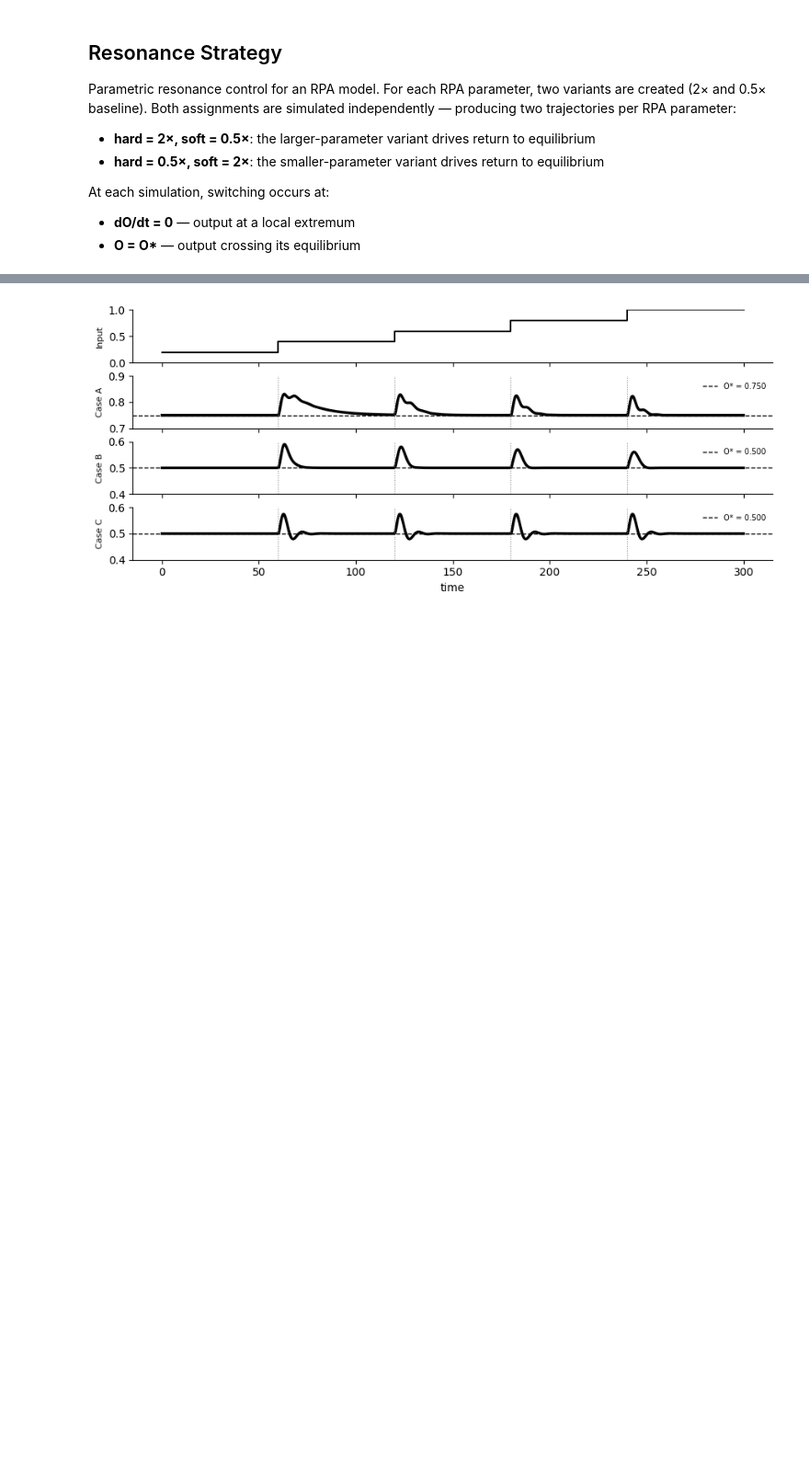
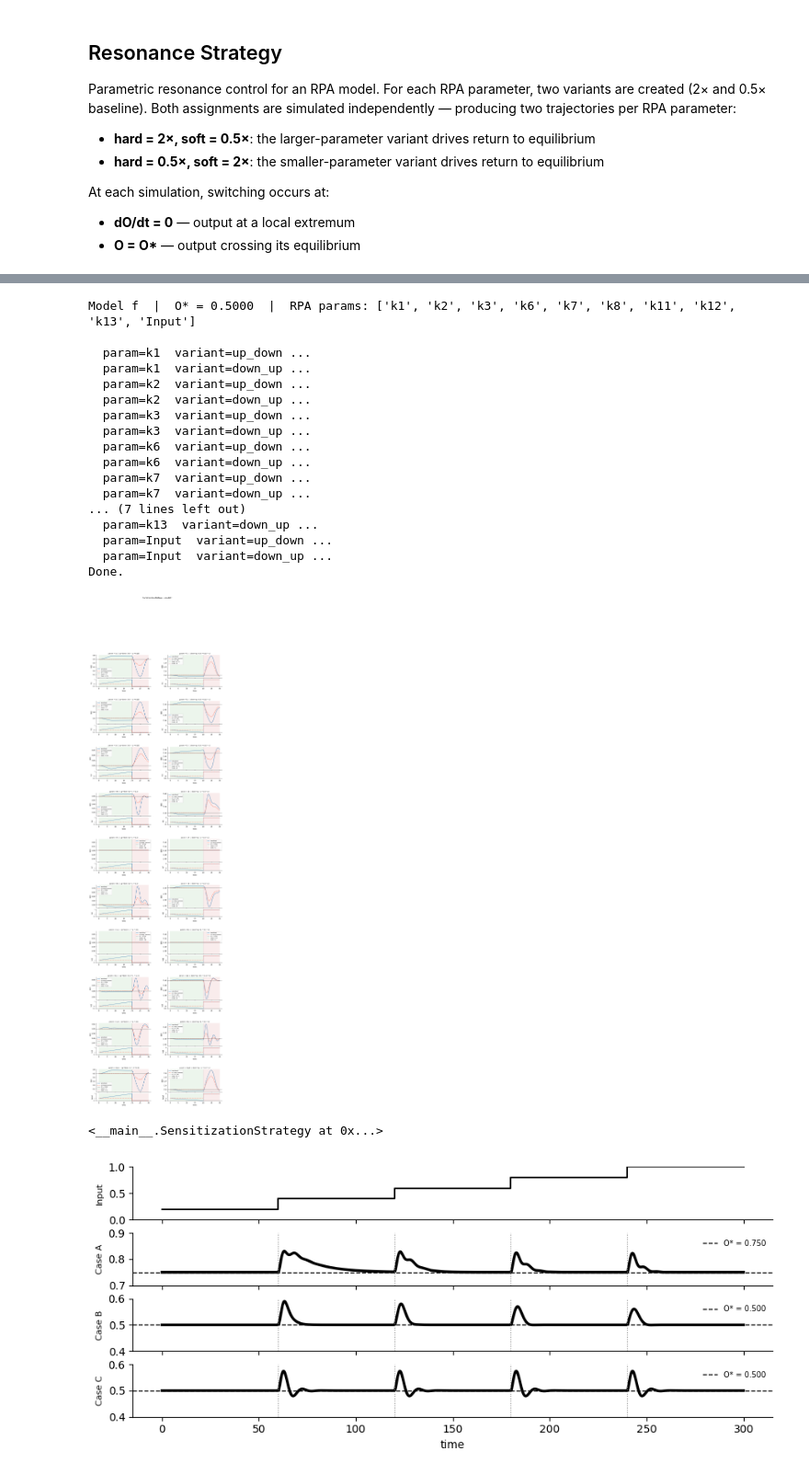
Before and after one commit to Liamir/autodiff-control, a Jupyter notebook: notebooks/rpa_model_class.ipynb, the cells around one changed output, grey strips where cells are left out. Shown at 92% size. Drawn from its saved outputs; the diff is of its cells as text; code cells hidden in the pictures; blank space fills up the shorter version.

```diff
--- a/notebooks/rpa_model_class.ipynb
+++ b/notebooks/rpa_model_class.ipynb
@@ -609,3 +934,25 @@ Spring classification:
+# %%
+run_sensitization_demo(model_f, ramp_duration=20.0, t_post=10.0)
+# %% [output]
+Model f  |  O* = 0.5000  |  RPA params: ['k1', 'k2', 'k3', 'k6', 'k7', 'k8', 'k11', 'k12', 'k13', 'Input']
+
+  param=k1  variant=up_down ...
+  param=k1  variant=down_up ...
+  param=k2  variant=up_down ...
+  param=k2  variant=down_up ...
+  param=k3  variant=up_down ...
+  param=k3  variant=down_up ...
+  param=k6  variant=up_down ...
+  param=k6  variant=down_up ...
+  param=k7  variant=up_down ...
+  param=k7  variant=down_up ...
+... (7 lines left out)
+  param=k13  variant=down_up ...
+  param=Input  variant=up_down ...
+  param=Input  variant=down_up ...
+Done.
+[figure, added]
+<__main__.SensitizationStrategy at 0x...>
 # %%
 # ── Models a, b, c — stepped input, starting from SS at Input=0.2 ─────────────
 input_vals = [0.2, 0.4, 0.6, 0.8, 1.0]
```
Also changed, not shown: parts of 12 cells of this notebook, 4 other files.
